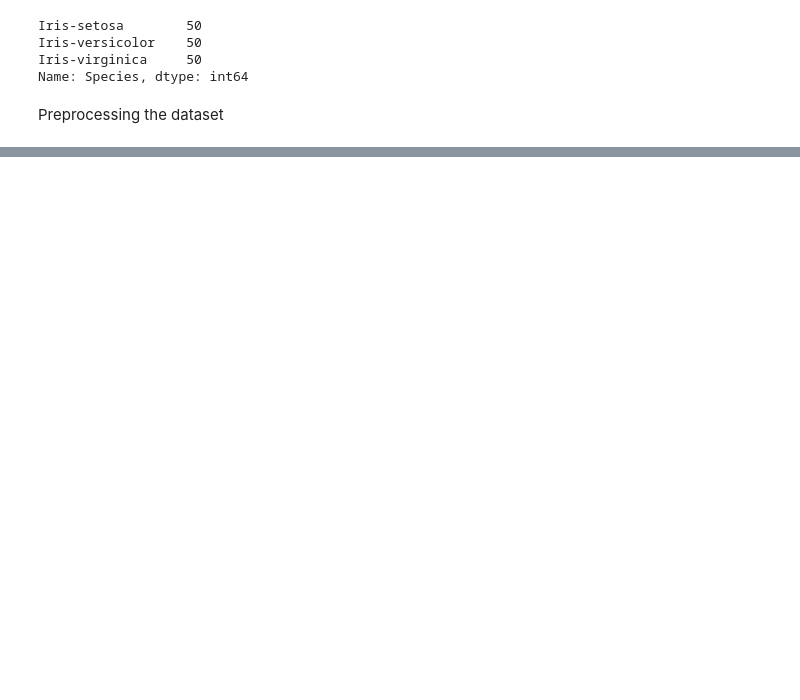
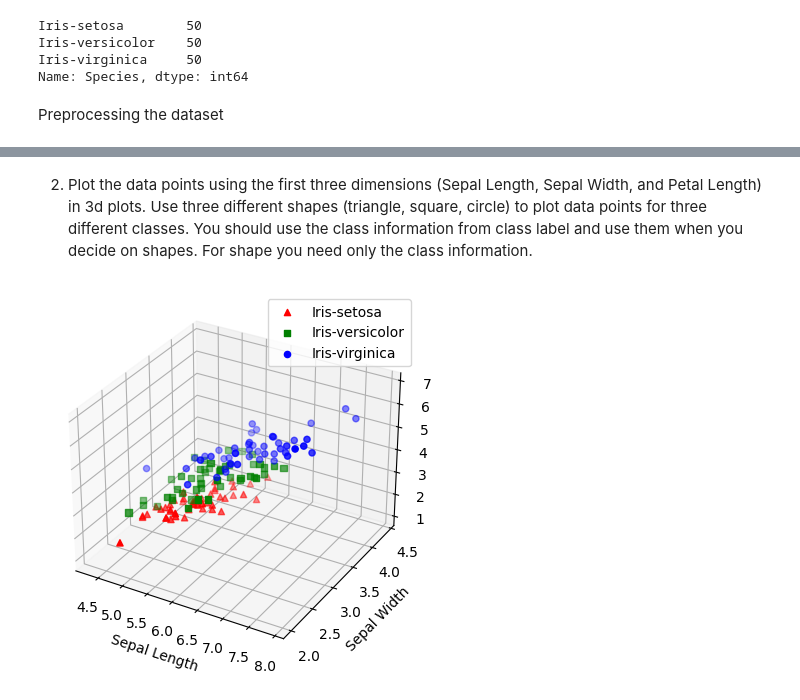
Before and after one commit to selim-ahmed/Dataset-Analysis-with-Iris-Dataset, a Jupyter notebook: Iris_Dataset_Analysis_Selim_Ahmed(2321668).ipynb, the cells around one changed output, grey strips where cells are left out. Saved outputs shown, nothing was run; the diff lists cells and outputs as text; code cells hidden in the pictures; blank space fills up the shorter version.

```diff
--- a/Iris_Dataset_Analysis_Selim_Ahmed(2321668).ipynb
+++ b/Iris_Dataset_Analysis_Selim_Ahmed(2321668).ipynb
@@ -72,0 +90,37 @@ dtype: int64
+# %% [markdown]
+2.	Plot the data points using the first three dimensions (Sepal Length,  Sepal Width, and Petal Length) in 3d plots. Use three different shapes (triangle, square, circle) to plot data points for three different classes. You should use the class information from class label and use them when you decide on shapes. For shape you need only the class information.
+# %%
+# Define
+import matplotlib.pyplot as plt
+from mpl_toolkits.mplot3d import Axes3D
+from sklearn.datasets import load_iris
+
+# Load the Iris dataset
+iris = load_iris()
+data = iris.data[:, :3]  # Select only the first three dimensions
+target = iris.target  # Class labels
+
+# Create a figure and a 3D subplot
+fig = plt.figure()
+ax = fig.add_subplot(111, projection='3d')
+
+# Define the shape and color for each class
+shapes = ['^', 's', 'o']
+colors = ['r', 'g', 'b']
+labels = ['Iris-setosa', 'Iris-versicolor', 'Iris-virginica']
+
+# Plot the data points for each class
+for i in range(3):
+    class_data = data[target == i]
+    ax.scatter(class_data[:, 0], class_data[:, 1], class_data[:, 2], marker=shapes[i], c=colors[i], label=labels[i])
+
+# Set labels and legend
+ax.set_xlabel('Sepal Length')
+ax.set_ylabel('Sepal Width')
+ax.set_zlabel('Petal Length')
+ax.legend()
+
+# Show the plot
+plt.show()
+# %% [output]
+[figure, added]
```
Also changed, not shown: parts of 12 cells of this notebook.
